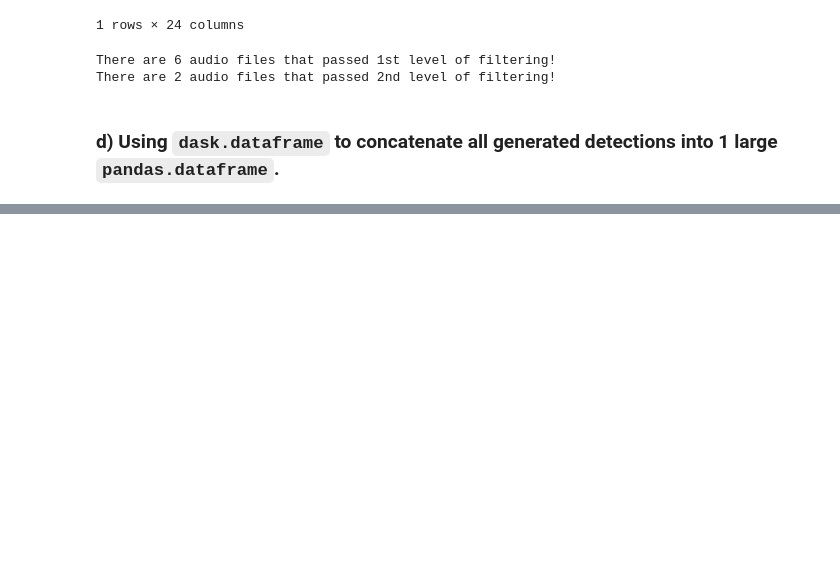
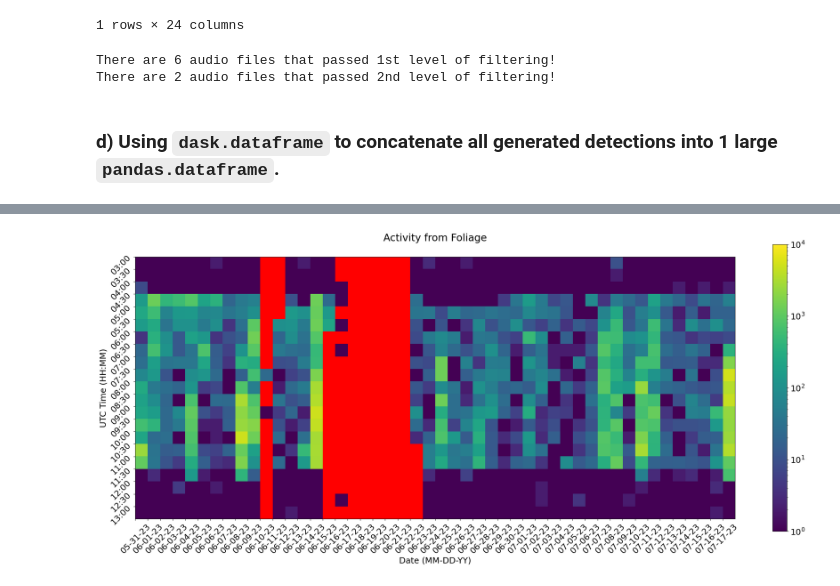
Before and after one commit to uw-echospace/bat-detector-msds, a Jupyter notebook: notebooks/test_batdetect2_pipeline.ipynb, the cells around one changed output, grey strips where cells are left out. Drawn from its saved outputs; the diff is of its cells as text; code cells hidden in the pictures; blank space fills up the shorter version.

```diff
--- a/notebooks/test_batdetect2_pipeline.ipynb
+++ b/notebooks/test_batdetect2_pipeline.ipynb
@@ -579,0 +378,8 @@ plt.show()
+# %%
+site = "Foliage"
+resample_tag = "30T"
+
+activity_df = construct_cumulative_activity(site, resample_tag)
+plot_cumulative_activity(activity_df, site, resample_tag)
+# %% [output]
+[figure, added]
```
Also changed, not shown: parts of 12 cells of this notebook, 7 other files.
